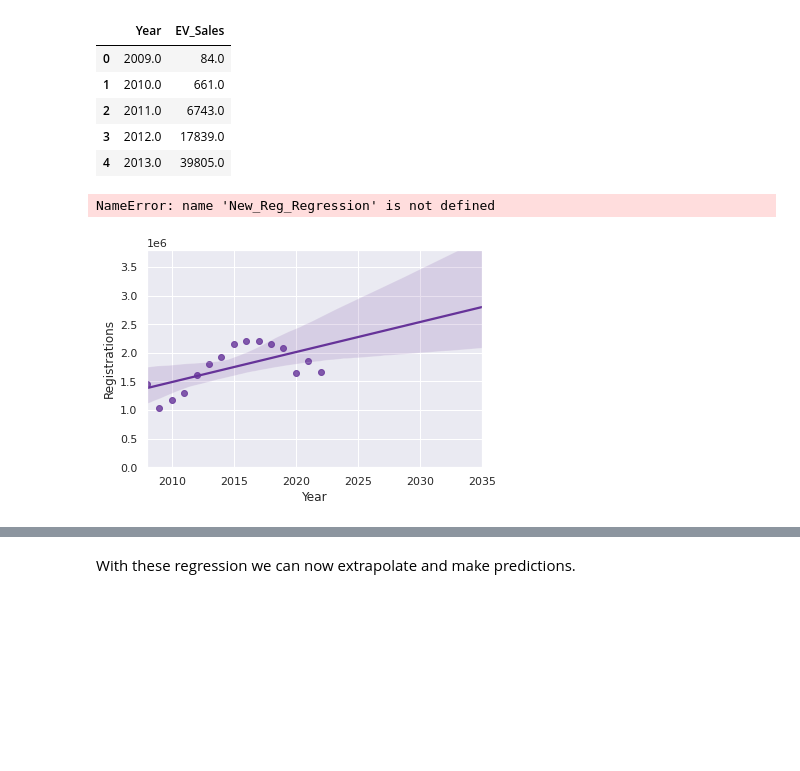
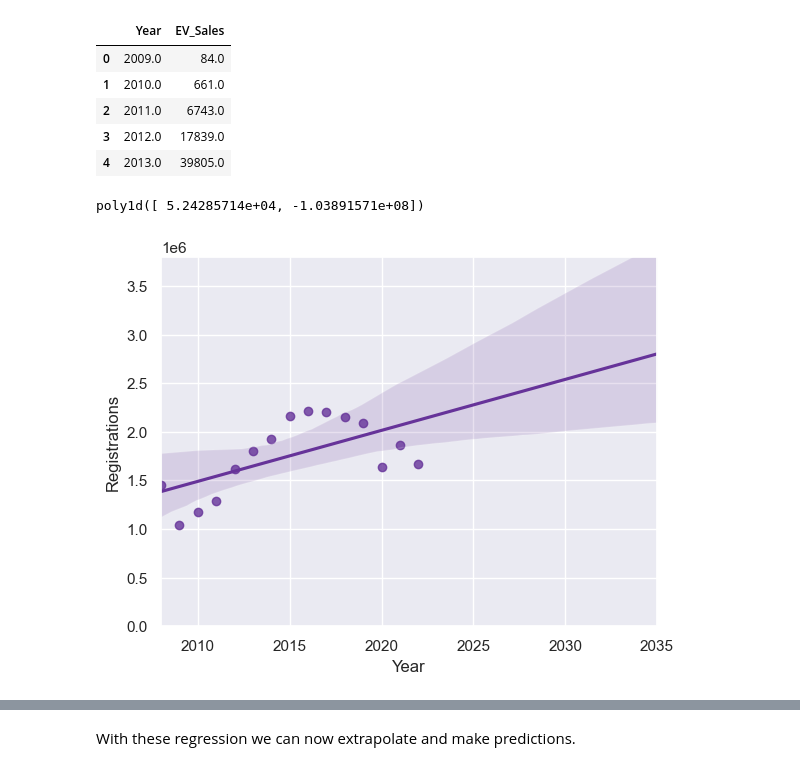
Before and after one commit to nliu880/EV-Sales-in-California, a Jupyter notebook: FinalProjectGroup_Sp23_Weston_Nicole_Adi_Sophia_Katie.ipynb, the cells around one changed output, grey strips where cells are left out. Saved outputs shown, nothing was run; the diff lists cells and outputs as text; code cells hidden in the pictures; blank space fills up the shorter version.

```diff
--- a/FinalProjectGroup_Sp23_Weston_Nicole_Adi_Sophia_Katie.ipynb
+++ b/FinalProjectGroup_Sp23_Weston_Nicole_Adi_Sophia_Katie.ipynb
@@ -856,20 +856,20 @@ ev_sales_extrapolated.head()
 # %%
 new_reg_regression = np.poly1d(np.polyfit(df_newreg['Year'], df_newreg['Registrations'] , 1))
 
 plt.ylim([0, new_reg_regression(2035) + 1000000])
 plt.xlim([2008, 2035])
 
 sns.regplot(x = 'Year', y = 'Registrations', data = df_newreg, scatter = True, order = 1,
             truncate = False, ci = 95, color = 'rebeccapurple')
 year = 2023
 for x in range(15, 28):
     df_newreg.loc[x] = [year, new_reg_regression(year)]
     year += 1
 
-New_Reg_Regression
+new_reg_regression
 # %% [output]
-NameError: name 'New_Reg_Regression' is not defined
+poly1d([ 5.24285714e+04, -1.03891571e+08])
-[figure, old version]
+[figure, new version]
 # %%
 df_newreg = df_newreg[df_newreg['Year']>2008].reset_index(drop = True)
 
```
Also changed, not shown: parts of 23 cells of this notebook.
